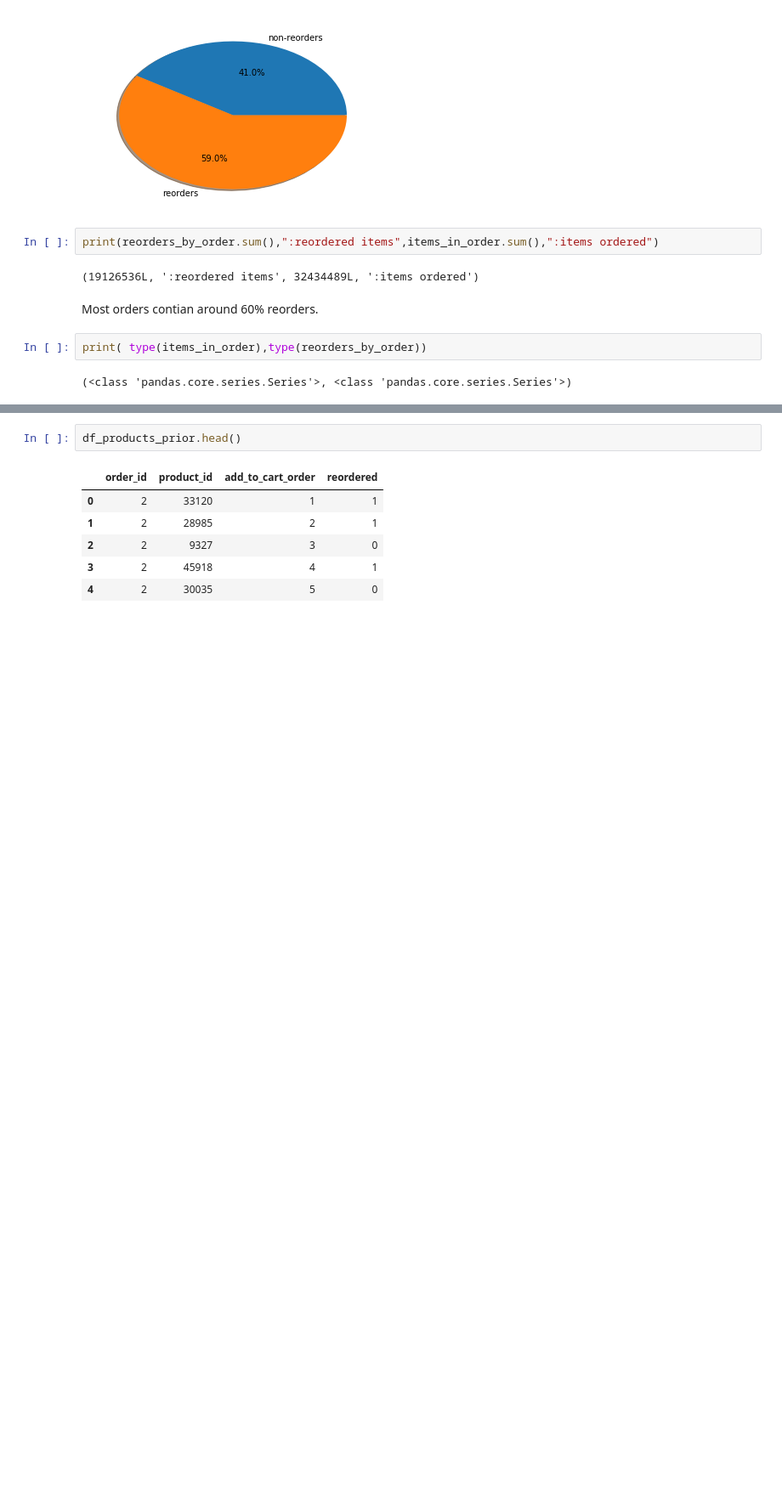
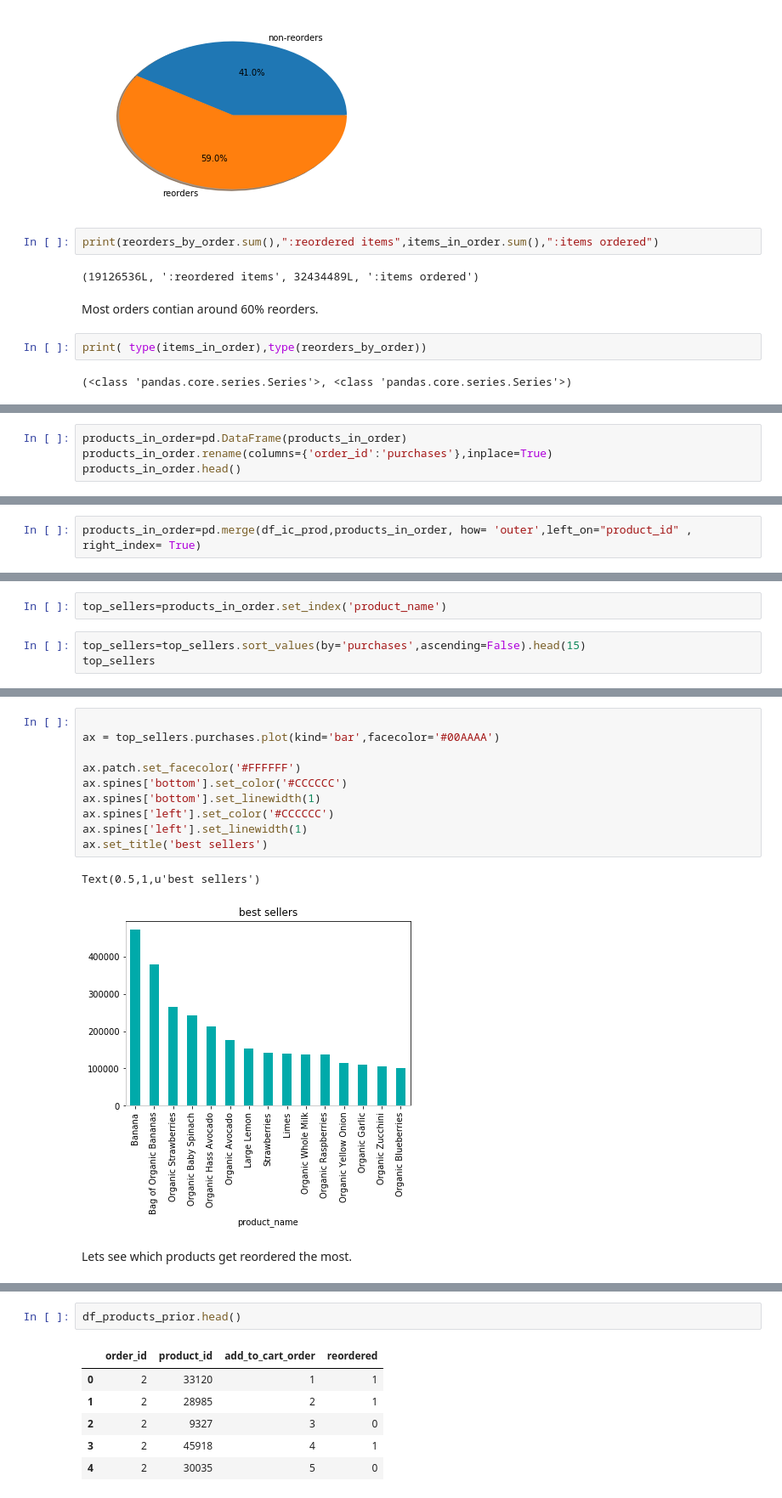
Before and after one commit to lbjennings/Springboard, a Jupyter notebook: Springboard/Capstone Project 1/Capstone_EDA.ipynb, the cells around one changed output, grey strips where cells are left out. Shown: that part at 85% size. Cells and saved outputs as stored; diff of their text form; blank space fills up the shorter version.

Commit message:
SVD data wraggling

```diff
--- a/Springboard/Capstone Project 1/Capstone_EDA.ipynb
+++ b/Springboard/Capstone Project 1/Capstone_EDA.ipynb
@@ -318,0 +400,4 @@ df_order_totals=pd.concat([items_in_order,reorders_by_order], axis=1, join='inne
+# %%
+products_in_order=pd.DataFrame(products_in_order)
+products_in_order.rename(columns={'order_id':'purchases'},inplace=True)
+products_in_order.head()
@@ -318,0 +412,2 @@ df_order_totals=pd.concat([items_in_order,reorders_by_order], axis=1, join='inne
+# %%
+products_in_order=pd.merge(df_ic_prod,products_in_order, how= 'outer',left_on="product_id" , right_index= True)
@@ -318,0 +423,5 @@ df_order_totals=pd.concat([items_in_order,reorders_by_order], axis=1, join='inne
+# %%
+top_sellers=products_in_order.set_index('product_name')
+# %%
+top_sellers=top_sellers.sort_values(by='purchases',ascending=False).head(15)
+top_sellers
@@ -318,0 +446,15 @@ df_order_totals=pd.concat([items_in_order,reorders_by_order], axis=1, join='inne
+# %%
+
+ax = top_sellers.purchases.plot(kind='bar',facecolor='#00AAAA')
+
+ax.patch.set_facecolor('#FFFFFF')
+ax.spines['bottom'].set_color('#CCCCCC')
+ax.spines['bottom'].set_linewidth(1)
+ax.spines['left'].set_color('#CCCCCC')
+ax.spines['left'].set_linewidth(1)
+ax.set_title('best sellers')
+# %% [output]
+Text(0.5,1,u'best sellers')
+[figure, added]
+# %% [markdown]
+Lets see which products get reordered the most.
```
Also changed, not shown: parts of 24 cells of this notebook, 1 other file.
